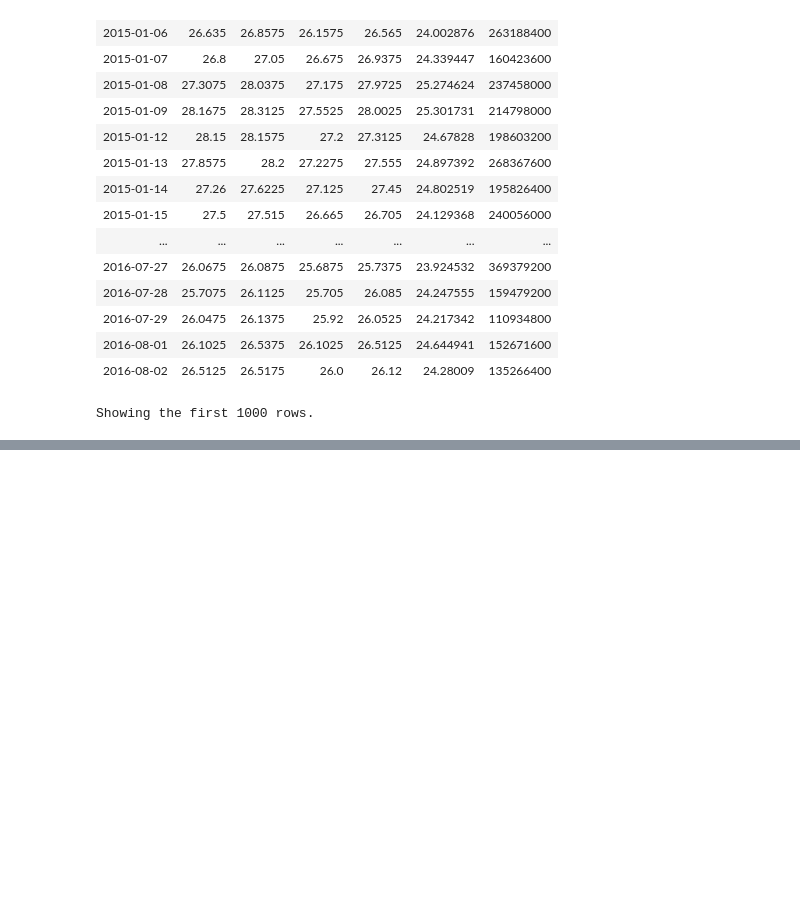
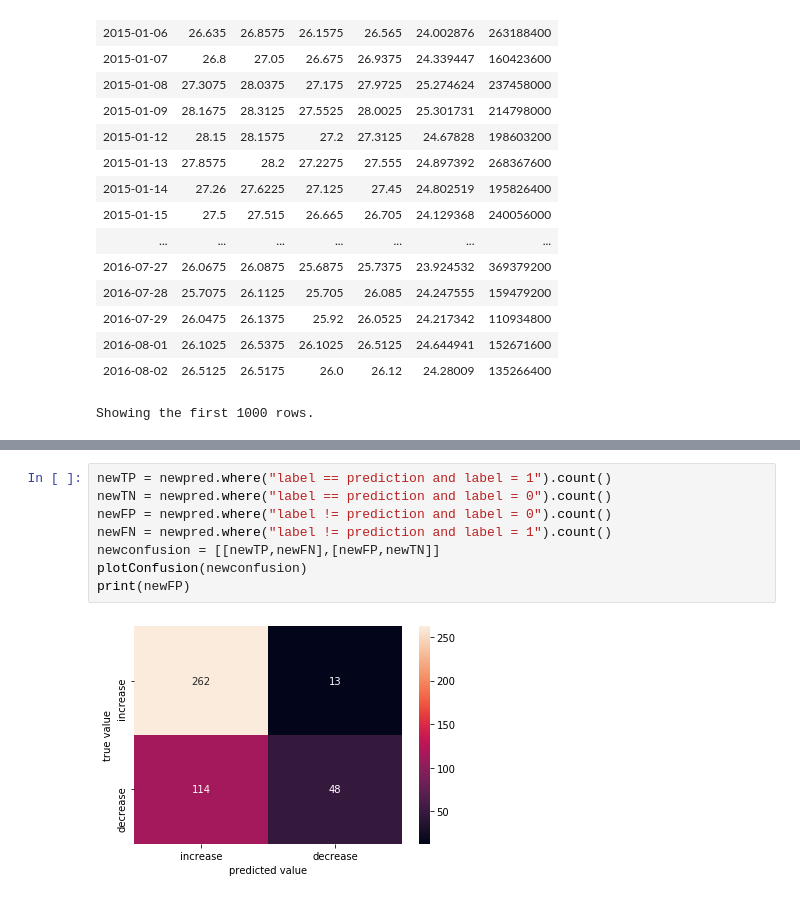
Before and after one commit to KChow095/MachineLearningStockPricePrediction, a Jupyter notebook: AnalyzingAAPLStock.ipynb, the cells around one changed output, grey strips where cells are left out. Drawn from its saved outputs; the diff is of its cells as text; blank space fills up the shorter version.

```diff
--- a/AnalyzingAAPLStock.ipynb
+++ b/AnalyzingAAPLStock.ipynb
@@ -484,0 +621,10 @@ print('precision: {0:1.2f}, recall: {1:1.2f}, accuracy: {2:1.2f}'.format(precisi
+# %%
+newTP = newpred.where("label == prediction and label = 1").count()
+newTN = newpred.where("label == prediction and label = 0").count()
+newFP = newpred.where("label != prediction and label = 0").count()
+newFN = newpred.where("label != prediction and label = 1").count()
+newconfusion = [[newTP,newFN],[newFP,newTN]]
+plotConfusion(newconfusion)
+print(newFP)
+# %% [output]
+[figure, added]
```
Also changed, not shown: parts of 74 cells of this notebook, 2 other files.
